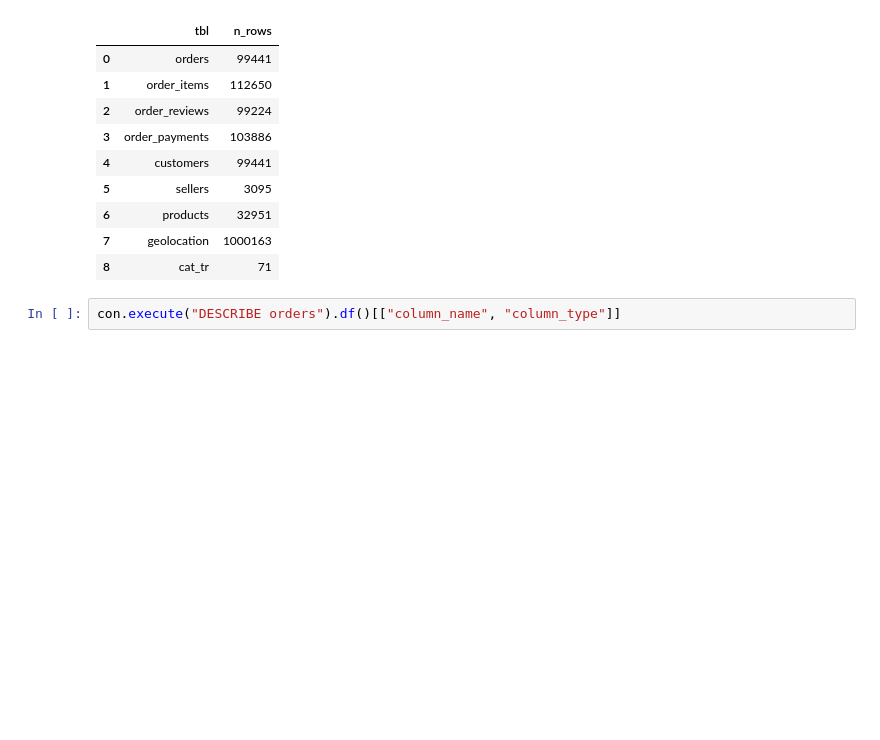
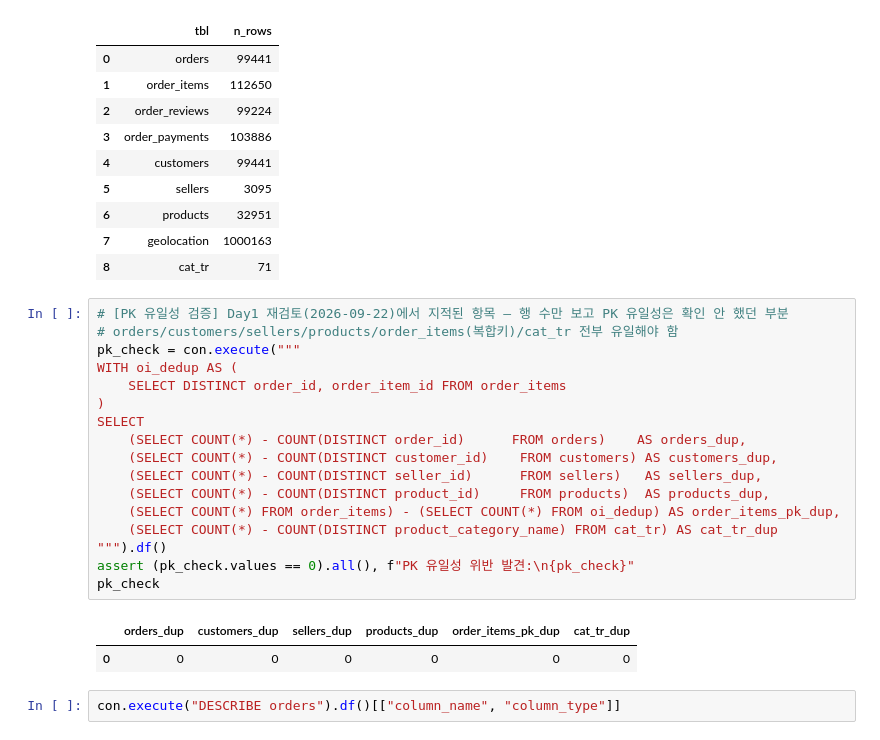
Before and after one commit to choi-yeonju/data-analysis-portfolio, a Jupyter notebook: olist/notebooks/01_load_check.ipynb, the cells around one changed output. Saved outputs shown, nothing was run; the diff lists cells and outputs as text; blank space fills up the shorter version.

```diff
--- a/olist/notebooks/01_load_check.ipynb
+++ b/olist/notebooks/01_load_check.ipynb
@@ -52,6 +52,26 @@ con.execute(sql).df()
 | 6 | products | 32951 |
 | 7 | geolocation | 1000163 |
 | 8 | cat_tr | 71 |
+# %%
+# [PK 유일성 검증] Day1 재검토(2026-09-22)에서 지적된 항목 — 행 수만 보고 PK 유일성은 확인 안 했던 부분
+# orders/customers/sellers/products/order_items(복합키)/cat_tr 전부 유일해야 함
+pk_check = con.execute("""
+WITH oi_dedup AS (
+    SELECT DISTINCT order_id, order_item_id FROM order_items
+)
+SELECT
+    (SELECT COUNT(*) - COUNT(DISTINCT order_id)      FROM orders)    AS orders_dup,
+    (SELECT COUNT(*) - COUNT(DISTINCT customer_id)    FROM customers) AS customers_dup,
+    (SELECT COUNT(*) - COUNT(DISTINCT seller_id)      FROM sellers)   AS sellers_dup,
+    (SELECT COUNT(*) - COUNT(DISTINCT product_id)     FROM products)  AS products_dup,
+    (SELECT COUNT(*) FROM order_items) - (SELECT COUNT(*) FROM oi_dedup) AS order_items_pk_dup,
+    (SELECT COUNT(*) - COUNT(DISTINCT product_category_name) FROM cat_tr) AS cat_tr_dup
+""").df()
+assert (pk_check.values == 0).all(), f"PK 유일성 위반 발견:\n{pk_check}"
+pk_check
+# %% [output]
+|  | orders_dup | customers_dup | sellers_dup | products_dup | order_items_pk_dup | cat_tr_dup |
+| 0 | 0 | 0 | 0 | 0 | 0 | 0 |
 # %%
 con.execute("DESCRIBE orders").df()[["column_name", "column_type"]]
 # %% [output]
```
Also changed, not shown: parts of 3 cells of this notebook, 4 other files.
